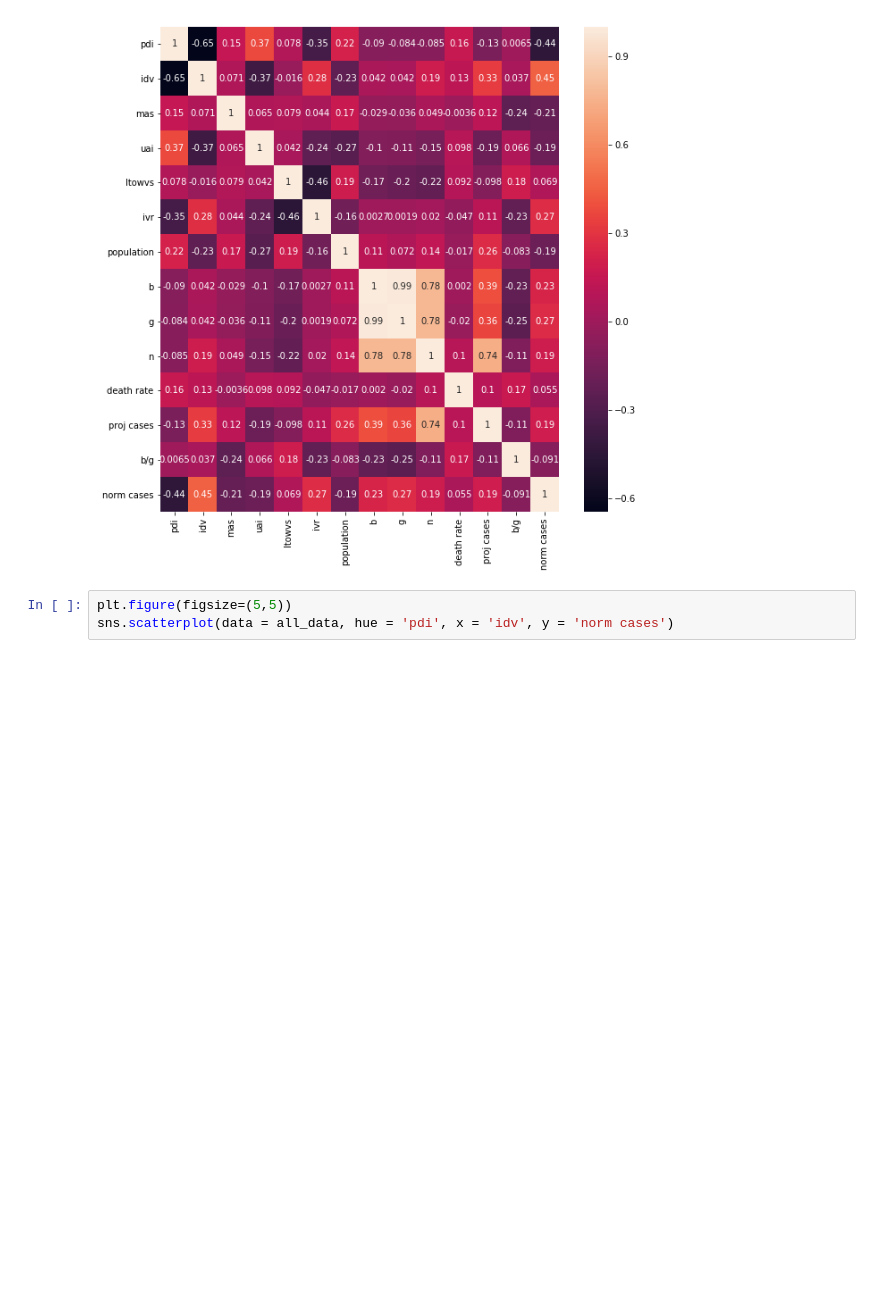
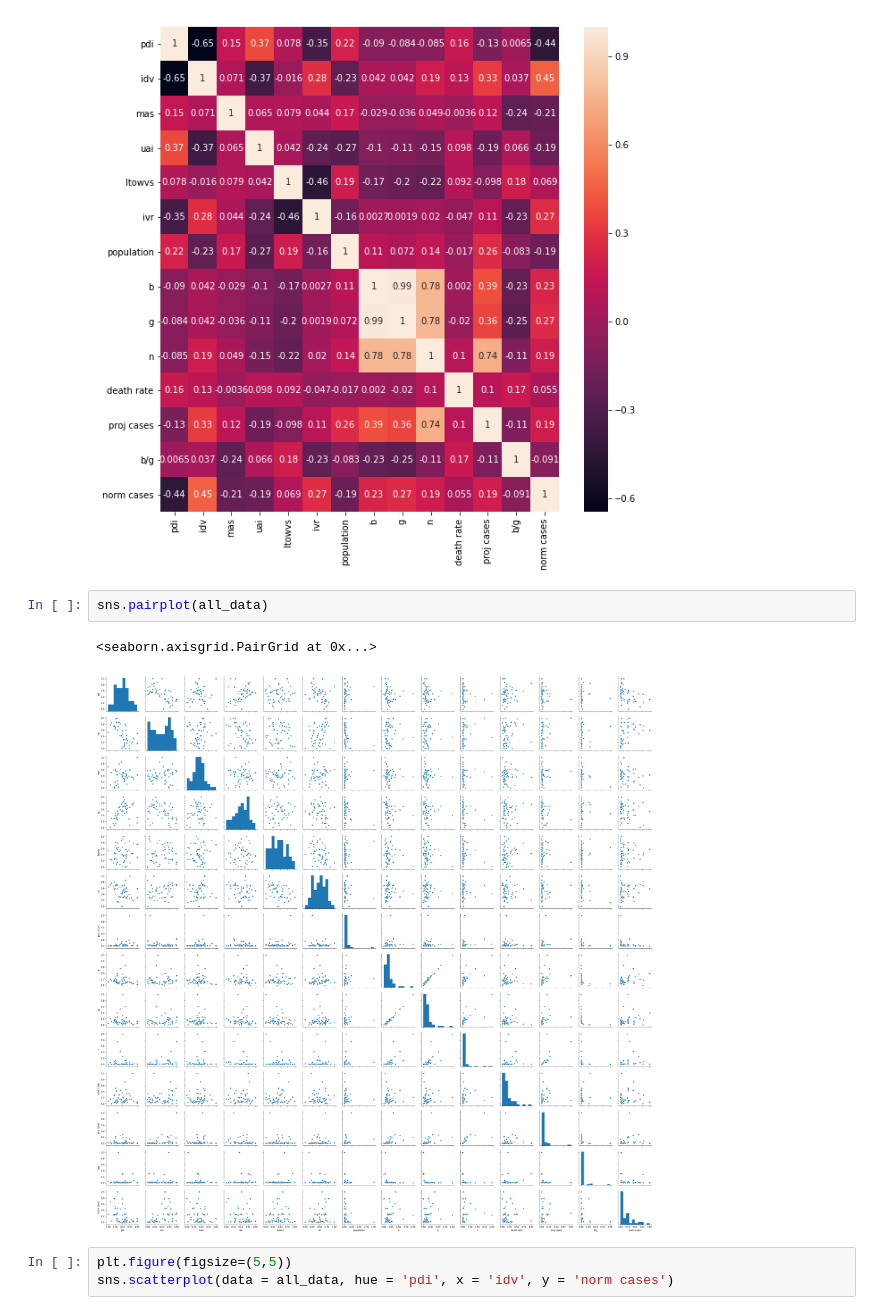
Before and after one commit to rorycochrane/COVID19HofstedeCulturalDimensions, a Jupyter notebook: 3_Data_Analysis.ipynb, the cells around one changed output. Cells and saved outputs as stored; diff of their text form; blank space fills up the shorter version.

Commit message:
add a pairplot

```diff
--- a/3_Data_Analysis.ipynb
+++ b/3_Data_Analysis.ipynb
@@ -54,6 +63,11 @@ sns.heatmap(all_data.corr(), annot = True)
 # %% [output]
 <matplotlib.axes._subplots.AxesSubplot at 0x...>
 [figure]
+# %%
+sns.pairplot(all_data)
+# %% [output]
+<seaborn.axisgrid.PairGrid at 0x...>
+[figure, added]
 # %%
 plt.figure(figsize=(5,5))
 sns.scatterplot(data = all_data, hue = 'pdi', x = 'idv', y = 'norm cases')
```
Also changed, not shown: parts of 8 cells of this notebook.
